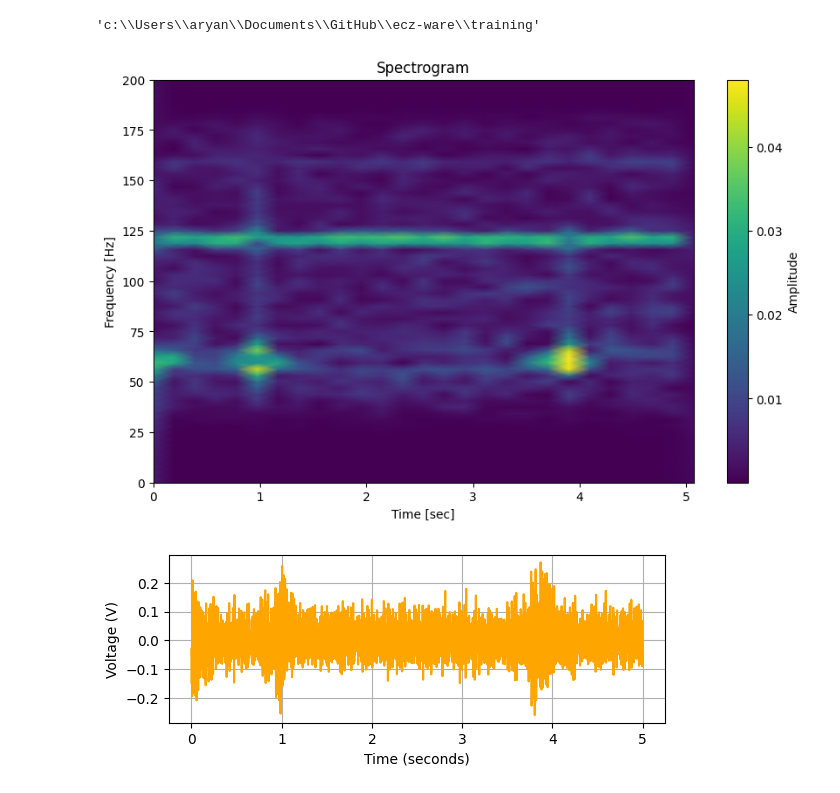
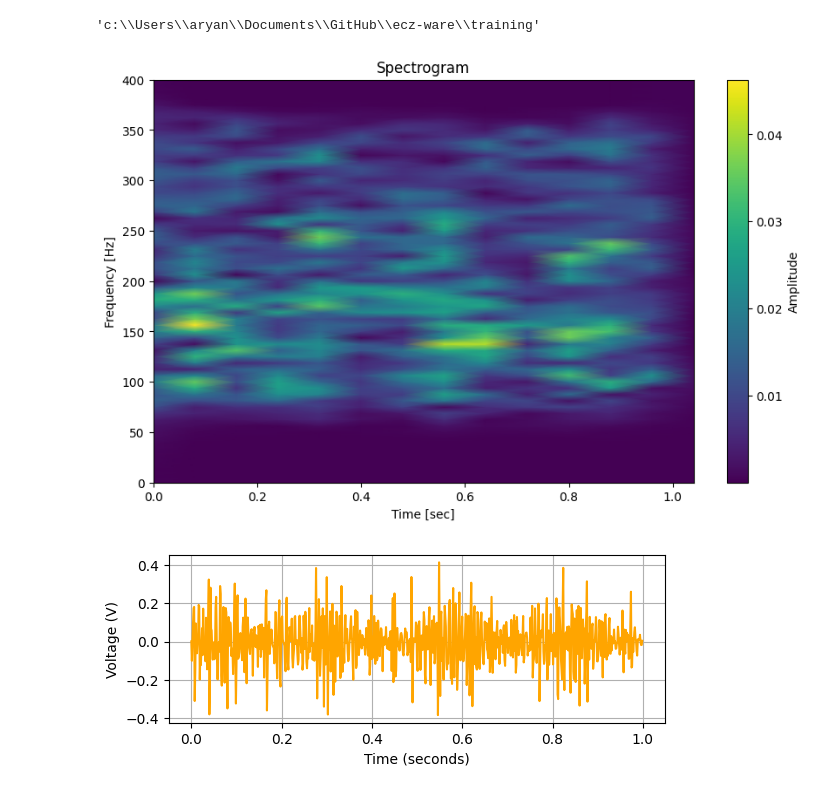
Before and after one commit to Aryanaut/ecz-ware, a Jupyter notebook: training/spectrogram.ipynb, the cells around one changed output. Cells and saved outputs as stored; diff of their text form; code cells hidden in the pictures.

```diff
--- a/training/spectrogram.ipynb
+++ b/training/spectrogram.ipynb
@@ -26,12 +30,24 @@ df_other = pd.read_csv('data\\emg_other.csv')
 df_scratch
 
 df_rest_400Hz = pd.read_csv('data\\400Hz\\emg_rest_400Hz.csv')
+df_scratch_400Hz = pd.read_csv('data\\400Hz\\emg_scratch_400Hz.csv')
+df_other_400Hz = pd.read_csv('data\\400Hz\\emg_other_400Hz.csv')
+
+df_rest_800Hz = pd.read_csv('data\\800Hz\\emg_rest_800Hz.csv')
+df_scratch_800Hz = pd.read_csv('data\\800Hz\\emg_scratch_800Hz.csv')
+df_other_800Hz = pd.read_csv('data\\800Hz\\emg_other_800Hz.csv')
 # %%
 scratch_data = df_scratch['v2'].to_numpy()[0:1051]
 other_data = df_other['v2'].to_numpy()[0:1051]
 rest_data = df_rest['v2'].to_numpy()[0:1051]
 
 rest_data_400Hz = df_rest_400Hz['v2'].to_numpy()
+scratch_data_400Hz = df_scratch_400Hz['v2'].to_numpy()
+other_data_400Hz = df_other_400Hz['v2'].to_numpy()
+
+rest_data_800Hz = df_rest_800Hz['v2'].to_numpy()
+scratch_data_800Hz = df_scratch_800Hz['v2'].to_numpy()
+other_data_800Hz = df_other_800Hz['v2'].to_numpy()
 
 scratch_data_v = df_scratch['v2'].to_numpy()[1051:]
 other_data_v = df_other['v2'].to_numpy()[1051:]
@@ -64,12 +80,12 @@ def cleanup(data):
     data = adaptive_notch_filter(data)
     return data
 # %%
-def stft(x, sampling_rate=200):
-    f, t, spec = signal.stft(x.numpy(), fs=sampling_rate, nperseg=128, noverlap = 50, nfft=128)
+def stft(x, sampling_rate=1000):
+    f, t, spec = signal.stft(x.numpy(), fs=sampling_rate, nperseg=128, noverlap = 64, nfft=128, boundary='zeros')
     return tf.convert_to_tensor(np.abs(spec))
 
-def stft_full(x, sampling_rate=200): # for visualization
-    f, t, spec = signal.stft(x.numpy(), fs=sampling_rate, nperseg=128, noverlap = 50, nfft=128)
+def stft_full(x, sampling_rate=800): # for visualization
+    f, t, spec = signal.stft(x.numpy(), fs=sampling_rate, nperseg=128, noverlap = 64, nfft=128, boundary='zeros')
     return f, t, tf.convert_to_tensor(np.abs(spec))
 
 def get_spectrogram(data: np.ndarray):
@@ -78,32 +94,34 @@ def get_spectrogram(data: np.ndarray):
     # spectrogram.set_shape((129, 124))
     return spectrogram
 # %%
-current_array = rest_data_400Hz[:]
+current_array = scratch_data_800Hz[100:900]
 # print(rest_data_400Hz.shape)
 cleaned = cleanup(current_array)
 cleaned = tf.convert_to_tensor(cleaned, dtype=tf.float32)
-f, t, spec = stft_full(cleaned, sampling_rate=400)
+f, t, spec = stft_full(cleaned, sampling_rate=800)
 s = get_spectrogram(cleaned)
 # print(f, t)
 plt.figure(figsize=(10, 6))
 plt.pcolormesh(t, f, s, shading='gouraud')
 plt.title('Spectrogram')
 plt.ylabel('Frequency [Hz]')
 plt.xlabel('Time [sec]')
 plt.colorbar(label='Amplitude')  # limit frequency range to make plot clearer
+plt.savefig('scratch_data_800Hz.png')
 plt.show()
 
-time = np.arange(len(current_array)) / 400.0
+
+time = np.arange(len(current_array)) / 800.0
 
 plt.subplot(2, 1, 2)
 plt.plot(time, cleaned, label='Centered EMG Voltage', color='orange')
 plt.ylabel('Voltage (V)')
 plt.xlabel('Time (seconds)')
 
 plt.grid(True)
 # %% [output]
-[figure, old version]
+[figure, new version]
-[figure, old version]
+[figure, new version]
 # %%
 # helper functions to train the model
 
```
Also changed, not shown: parts of 15 cells of this notebook, 31 other files.
